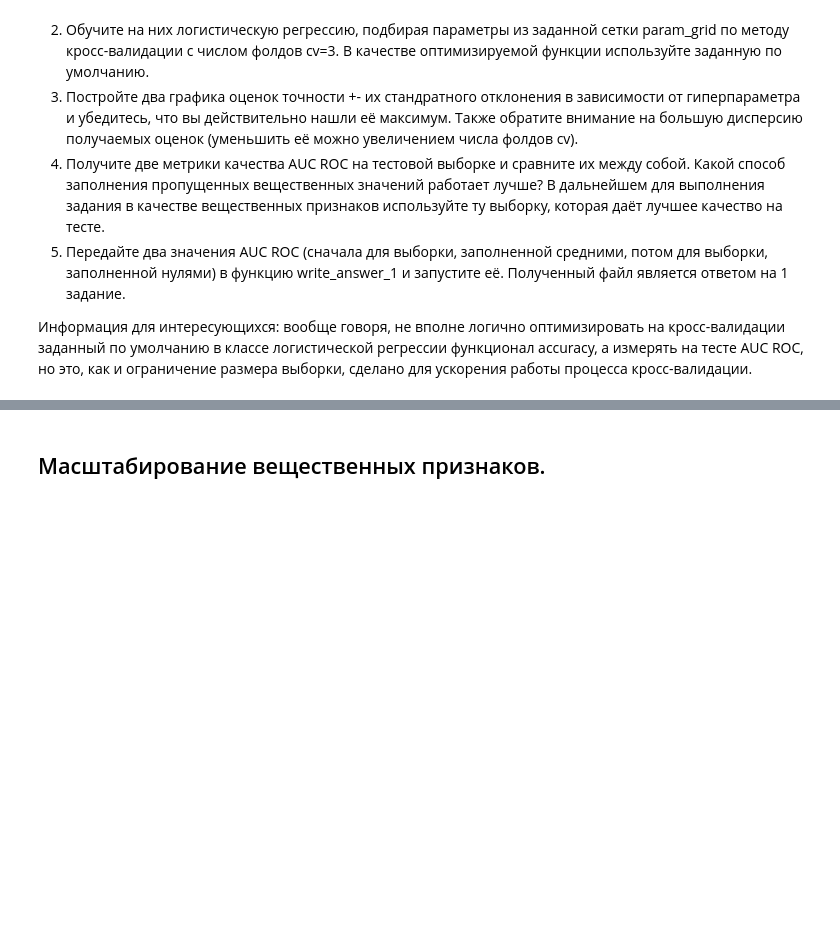
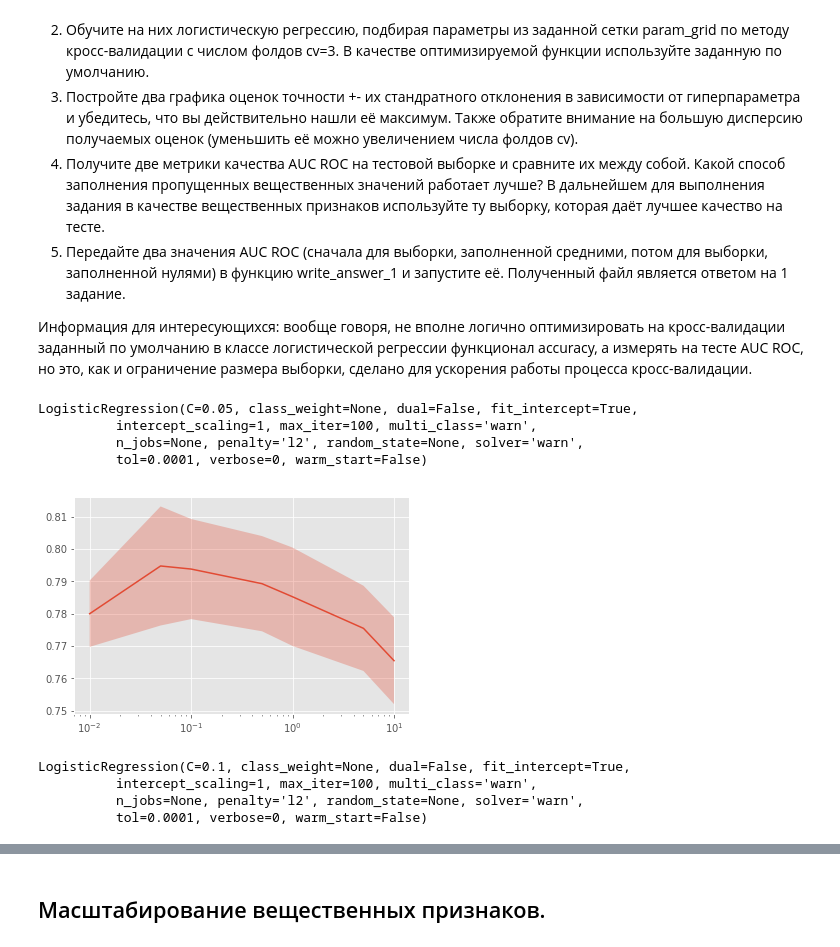
Before and after one commit to Alisa-Shabalina/yandex_ml_specialization, a Jupyter notebook: course_2/week_3/Preprocessing_LR_Coursera.ipynb, the cells around one changed output, grey strips where cells are left out. Drawn from its saved outputs; the diff is of its cells as text; code cells hidden in the pictures; blank space fills up the shorter version.

```diff
--- a/course_2/week_3/Preprocessing_LR_Coursera.ipynb
+++ b/course_2/week_3/Preprocessing_LR_Coursera.ipynb
@@ -267,3 +289,32 @@ param_grid = {'C': [0.01, 0.05, 0.1, 0.5, 1, 5, 10]}
 cv = 3
 
 # place your code here
+# %%
+X_train_zeros = np.hstack((X_train_real_zeros, X_train_cat_oh))
+X_train_mean = np.hstack((X_train_real_mean, X_train_cat_oh))
+X_test_zeros = np.hstack((X_test_real_zeros, X_test_cat_oh))
+X_test_mean = np.hstack((X_test_real_mean, X_test_cat_oh))
+# %%
+estimator = LogisticRegression()
+clf_zeros = GridSearchCV(estimator=estimator, param_grid=param_grid, cv=3)
+clf_zeros.fit(X_train_zeros, y_train)
+clf_zeros.best_estimator_
+# %% [output]
+LogisticRegression(C=0.05, class_weight=None, dual=False, fit_intercept=True,
+          intercept_scaling=1, max_iter=100, multi_class='warn',
+          n_jobs=None, penalty='l2', random_state=None, solver='warn',
+          tol=0.0001, verbose=0, warm_start=False)
+# %%
+plot_scores(clf_zeros)
+# %% [output]
+[figure, added]
+# %%
+estimator = LogisticRegression()
+clf_mean = GridSearchCV(estimator=estimator, param_grid=param_grid, cv=3)
+clf_mean.fit(X_train_mean, y_train)
+clf_mean.best_estimator_
+# %% [output]
+LogisticRegression(C=0.1, class_weight=None, dual=False, fit_intercept=True,
+          intercept_scaling=1, max_iter=100, multi_class='warn',
+          n_jobs=None, penalty='l2', random_state=None, solver='warn',
+          tol=0.0001, verbose=0, warm_start=False)
```
Also changed, not shown: parts of 53 cells of this notebook, 8 other files.
